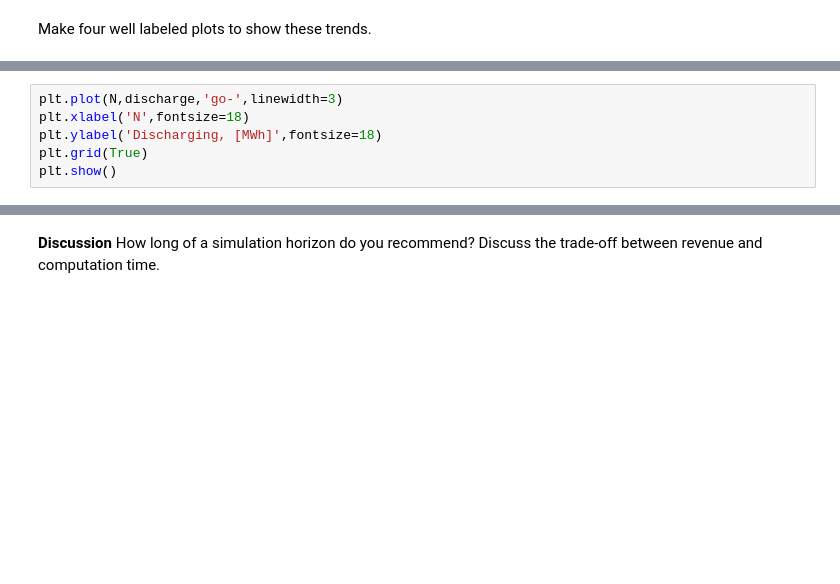
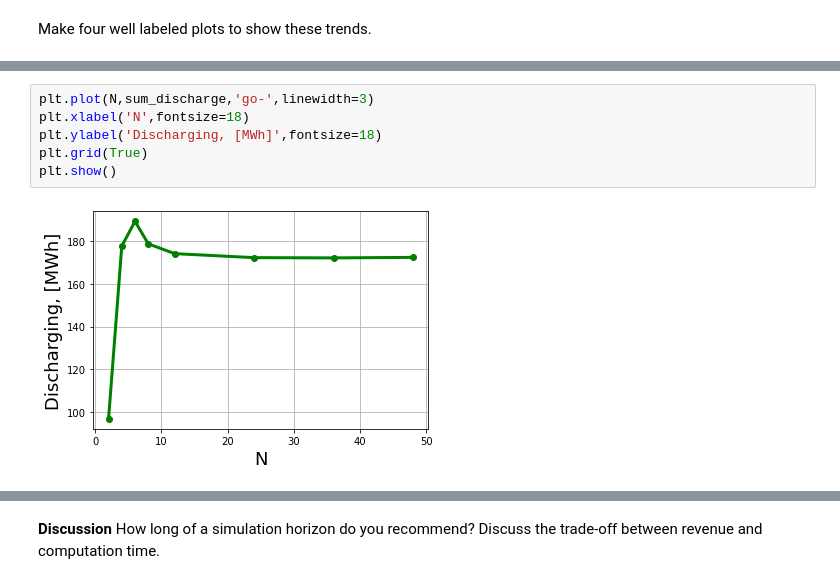
Before and after one commit to kylajones/nl_stochastic_opt, a Jupyter notebook: Pyomo-Mini-Project.ipynb, the cells around one changed output, grey strips where cells are left out. Drawn from its saved outputs; the diff is of its cells as text; blank space fills up the shorter version.

```diff
--- a/Pyomo-Mini-Project.ipynb
+++ b/Pyomo-Mini-Project.ipynb
@@ -693,7 +717,9 @@ plt.show()
 # %%
-plt.plot(N,discharge,'go-',linewidth=3)
+plt.plot(N,sum_discharge,'go-',linewidth=3)
 plt.xlabel('N',fontsize=18)
 plt.ylabel('Discharging, [MWh]',fontsize=18)
 plt.grid(True)
 plt.show()
+# %% [output]
+[figure, added]
 # %%
```
Also changed, not shown: parts of 12 cells of this notebook.
